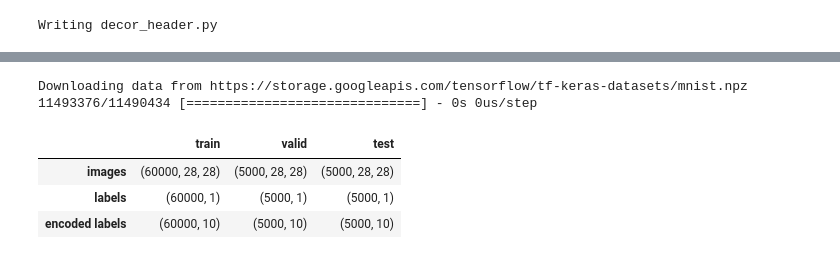
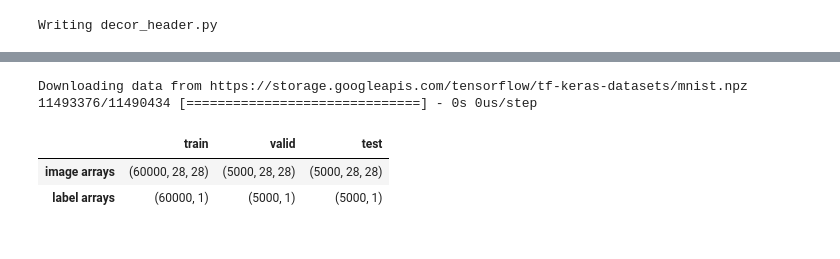
Before and after one commit to OlgaBelitskaya/kaggle_tfpractice, a Jupyter notebook: tensorflow-practice-2.ipynb, the cells around one changed output, grey strips where cells are left out. Saved outputs shown, nothing was run; the diff lists cells and outputs as text; code cells hidden in the pictures.

```diff
--- a/tensorflow-practice-2.ipynb
+++ b/tensorflow-practice-2.ipynb
@@ -81,22 +83,17 @@ from sklearn.model_selection import train_test_split
 fpath3='../input/classification-of-handwritten-letters/'
 fpath4='../input/flower-color-images/'
 # %%
-def prepro(x_train,y_train,x_test,y_test,n_class):
+def prepro(x_train,y_train,x_test,y_test):
     n=int(len(x_test)/2)
     x_valid,y_valid=x_test[:n],y_test[:n]
     x_test,y_test=x_test[n:],y_test[n:]
-    cy_train=tf.keras.utils.to_categorical(y_train,n_class)
-    cy_valid=tf.keras.utils.to_categorical(y_valid,n_class)
-    cy_test=tf.keras.utils.to_categorical(y_test,n_class)
     df=pd.DataFrame([[x_train.shape,x_valid.shape,x_test.shape],
-                     [y_train.shape,y_valid.shape,y_test.shape],
-                     [cy_train.shape,cy_valid.shape,cy_test.shape]],
+                     [y_train.shape,y_valid.shape,y_test.shape]],
                     columns=['train','valid','test'],
-                    index=['images','labels','encoded labels'])
+                    index=['image arrays','label arrays'])
     display(df)
     return [[x_train,x_valid,x_test],
-            [y_train,y_valid,y_test],
-            [cy_train,cy_valid,cy_test]]
+            [y_train,y_valid,y_test]]
 # %%
 %decor_header Data Loading & Preprocessing
 # %% [output]
@@ -104,18 +101,16 @@ def prepro(x_train,y_train,x_test,y_test,n_class):
 # %%
 (x_train1,y_train1),(x_test1,y_test1)=\
 tf.keras.datasets.mnist.load_data()
 [[x_train1,x_valid1,x_test1],
- [y_train1,y_valid1,y_test1],
- [cy_train1,cy_valid1,cy_test1]]=\
+ [y_train1,y_valid1,y_test1]]=\
 prepro(x_train1/255,y_train1.reshape(-1,1),
-       x_test1/255,y_test1.reshape(-1,1),10)
+       x_test1/255,y_test1.reshape(-1,1))
 # %% [output]
 Downloading data from https://storage.googleapis.com/tensorflow/tf-keras-datasets/mnist.npz
 11493376/11490434 [==============================] - 0s 0us/step
 |  | train | valid | test |
-| images | (60000, 28, 28) | (5000, 28, 28) | (5000, 28, 28) |
-| labels | (60000, 1) | (5000, 1) | (5000, 1) |
-| encoded labels | (60000, 10) | (5000, 10) | (5000, 10) |
+| image arrays | (60000, 28, 28) | (5000, 28, 28) | (5000, 28, 28) |
+| label arrays | (60000, 1) | (5000, 1) | (5000, 1) |
 # %%
 (x_train2,y_train2),(x_test2,y_test2)=\
 tf.keras.datasets.cifar10.load_data()
```
Also changed, not shown: parts of 21 cells of this notebook, 1 other file.
